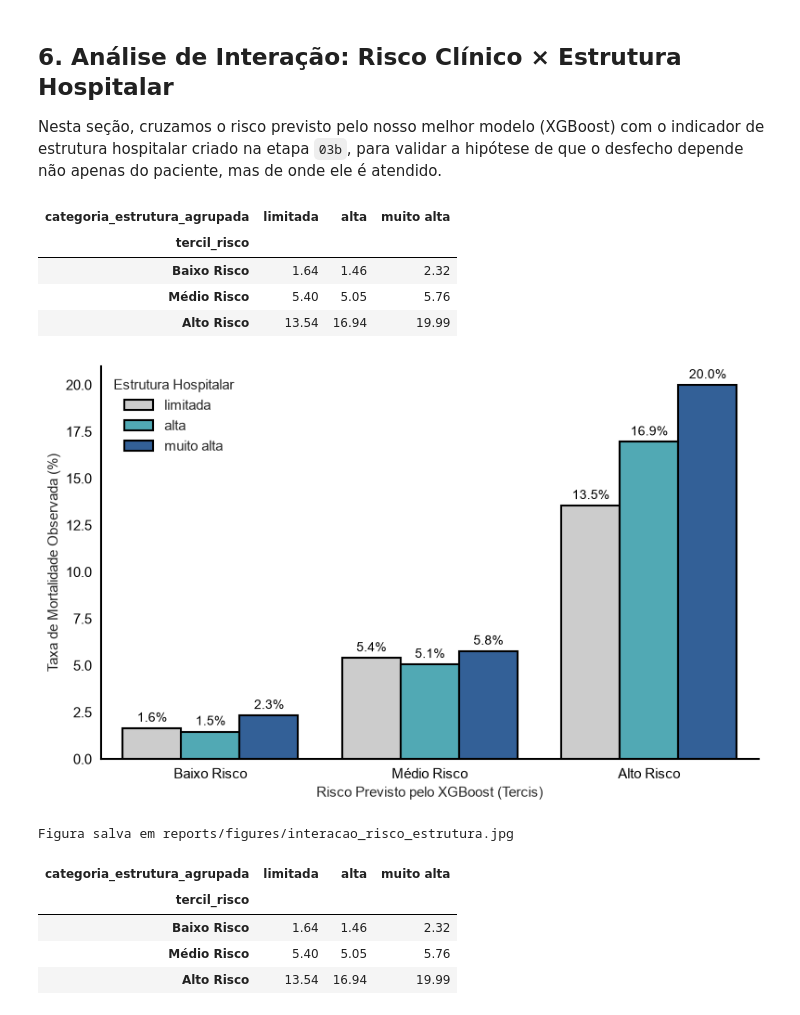
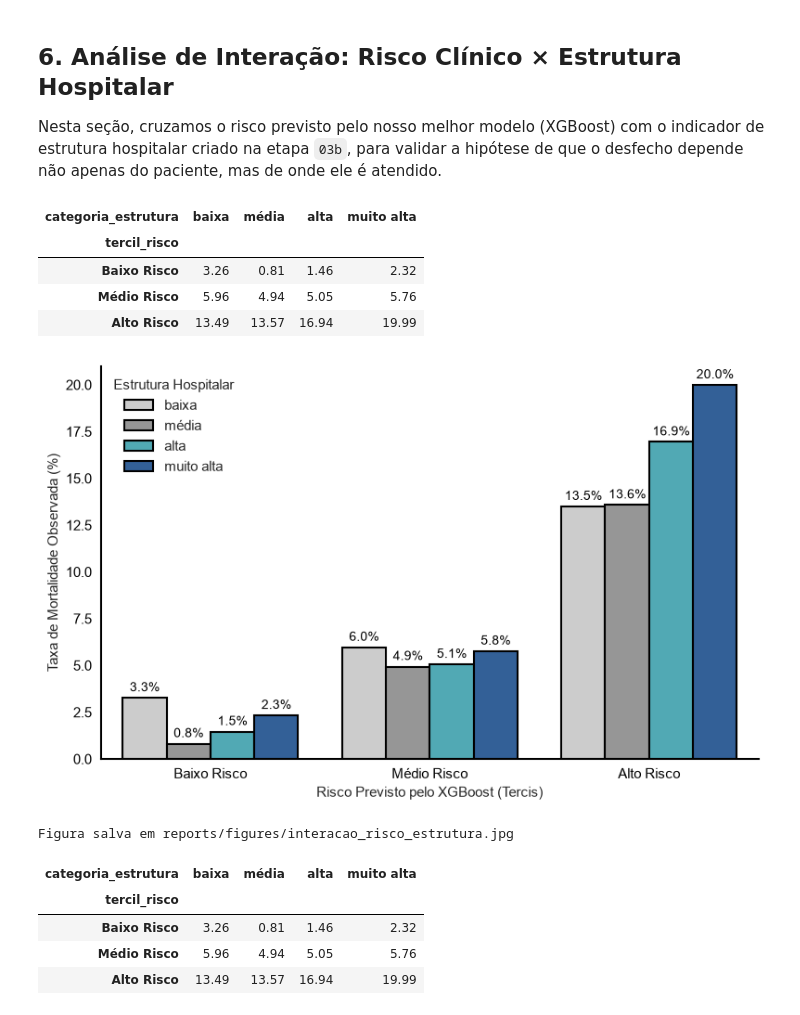
Before and after one commit to Carolina-Silva/TCC, a Jupyter notebook: notebooks/06_predictive_modeling.ipynb, the cells around one changed output. Cells and saved outputs as stored; diff of their text form; code cells hidden in the pictures.

```diff
--- a/notebooks/06_predictive_modeling.ipynb
+++ b/notebooks/06_predictive_modeling.ipynb
@@ -550,51 +550,51 @@ if df_enriched.index.name != 'codigo_internacao':
 
 # Associa a categoria de estrutura à nossa base de teste (mesmos índices)
 idx_test = df_interacao.index
-df_interacao["categoria_estrutura_agrupada"] = df_enriched.loc[idx_test, "categoria_estrutura_agrupada"].values
+df_interacao["categoria_estrutura"] = df_enriched.loc[idx_test, "categoria_estrutura"].values
 
 # Como definimos uma ordem lá no 03b, vamos reforçá-la aqui no Pandas
 from pandas.api.types import CategoricalDtype
-cat_type = CategoricalDtype(categories=["limitada", "alta", "muito alta"], ordered=True)
-df_interacao["categoria_estrutura_agrupada"] = df_interacao["categoria_estrutura_agrupada"].astype(cat_type)
+cat_type = CategoricalDtype(categories=["baixa", "média", "alta", "muito alta"], ordered=True)
+df_interacao["categoria_estrutura"] = df_interacao["categoria_estrutura"].astype(cat_type)
 
-tabela_interacao = df_interacao.groupby(["tercil_risco", "categoria_estrutura_agrupada"])["obito_observado"].mean().reset_index()
+tabela_interacao = df_interacao.groupby(["tercil_risco", "categoria_estrutura"])["obito_observado"].mean().reset_index()
 tabela_interacao["obito_observado"] = tabela_interacao["obito_observado"] * 100
 
-display(tabela_interacao.pivot(index="tercil_risco", columns="categoria_estrutura_agrupada", values="obito_observado").round(2))
+display(tabela_interacao.pivot(index="tercil_risco", columns="categoria_estrutura", values="obito_observado").round(2))
 # %% [output]
-| categoria_estrutura_agrupada | limitada | alta | muito alta |
-| tercil_risco |  |  |  |
-| Baixo Risco | 1.64 | 1.46 | 2.32 |
-| Médio Risco | 5.40 | 5.05 | 5.76 |
-| Alto Risco | 13.54 | 16.94 | 19.99 |
+| categoria_estrutura | baixa | média | alta | muito alta |
+| tercil_risco |  |  |  |  |
+| Baixo Risco | 3.26 | 0.81 | 1.46 | 2.32 |
+| Médio Risco | 5.96 | 4.94 | 5.05 | 5.76 |
+| Alto Risco | 13.49 | 13.57 | 16.94 | 19.99 |
 # %%
 fig, ax = plt.subplots(figsize=(8, 5))
 
 # Usamos as cores: cinza (limitada), azul (alta), azul escuro (muito alta)
-colors = {"limitada": "#cccccc", "alta": "#41b6c4", "muito alta": "#225ea8"}
+colors = {"baixa": "#cccccc", "média": "#969696", "alta": "#41b6c4", "muito alta": "#225ea8"}
 
-sns.barplot(data=tabela_interacao, x="tercil_risco", y="obito_observado", hue="categoria_estrutura_agrupada",
+sns.barplot(data=tabela_interacao, x="tercil_risco", y="obito_observado", hue="categoria_estrutura",
             palette=colors, edgecolor="black", linewidth=1.5, ax=ax)
 
 ax.set_ylabel("Taxa de Mortalidade Observada (%)")
 ax.set_xlabel("Risco Previsto pelo XGBoost (Tercis)")
 ax.legend(title="Estrutura Hospitalar", frameon=False, loc="upper left")
 
 # Adiciona Data Labels nas barras
 for p in ax.patches:
     if p.get_height() > 0:
         ax.annotate(f"{p.get_height():.1f}%",
                     (p.get_x() + p.get_width() / 2., p.get_height()),
                     ha='center', va='bottom',
                     fontsize=10, color='black', xytext=(0, 3), textcoords='offset points')
 
 plt.tight_layout()
 enforce_tcc_style()
 plt.savefig(FIG_PATH / "interacao_risco_estrutura.jpg", dpi=300, bbox_inches="tight")
 plt.show()
 print("Figura salva em reports/figures/interacao_risco_estrutura.jpg")
 # %% [output]
-[figure, old version]
+[figure, new version]
 Figura salva em reports/figures/interacao_risco_estrutura.jpg
 # %%
 import numpy as np
@@ -620,20 +620,20 @@ if df_enriched.index.name != 'codigo_internacao':
 
 # Associa a categoria de estrutura à nossa base de teste (mesmos índices)
 idx_test = df_interacao.index
-df_interacao["categoria_estrutura_agrupada"] = df_enriched.loc[idx_test, "categoria_estrutura_agrupada"].values
+df_interacao["categoria_estrutura"] = df_enriched.loc[idx_test, "categoria_estrutura"].values
 
 # Como definimos uma ordem lá no 03b, vamos reforçá-la aqui no Pandas
 from pandas.api.types import CategoricalDtype
-cat_type = CategoricalDtype(categories=["limitada", "alta", "muito alta"], ordered=True)
-df_interacao["categoria_estrutura_agrupada"] = df_interacao["categoria_estrutura_agrupada"].astype(cat_type)
+cat_type = CategoricalDtype(categories=["baixa", "média", "alta", "muito alta"], ordered=True)
+df_interacao["categoria_estrutura"] = df_interacao["categoria_estrutura"].astype(cat_type)
 
-tabela_interacao = df_interacao.groupby(["tercil_risco", "categoria_estrutura_agrupada"])["obito_observado"].mean().reset_index()
+tabela_interacao = df_interacao.groupby(["tercil_risco", "categoria_estrutura"])["obito_observado"].mean().reset_index()
 tabela_interacao["obito_observado"] = tabela_interacao["obito_observado"] * 100
 
-display(tabela_interacao.pivot(index="tercil_risco", columns="categoria_estrutura_agrupada", values="obito_observado").round(2))
+display(tabela_interacao.pivot(index="tercil_risco", columns="categoria_estrutura", values="obito_observado").round(2))
 # %% [output]
-| categoria_estrutura_agrupada | limitada | alta | muito alta |
-| tercil_risco |  |  |  |
-| Baixo Risco | 1.64 | 1.46 | 2.32 |
-| Médio Risco | 5.40 | 5.05 | 5.76 |
-| Alto Risco | 13.54 | 16.94 | 19.99 |
+| categoria_estrutura | baixa | média | alta | muito alta |
+| tercil_risco |  |  |  |  |
+| Baixo Risco | 3.26 | 0.81 | 1.46 | 2.32 |
+| Médio Risco | 5.96 | 4.94 | 5.05 | 5.76 |
+| Alto Risco | 13.49 | 13.57 | 16.94 | 19.99 |
```
Also changed, not shown: parts of 9 cells of this notebook, 6 other files.
